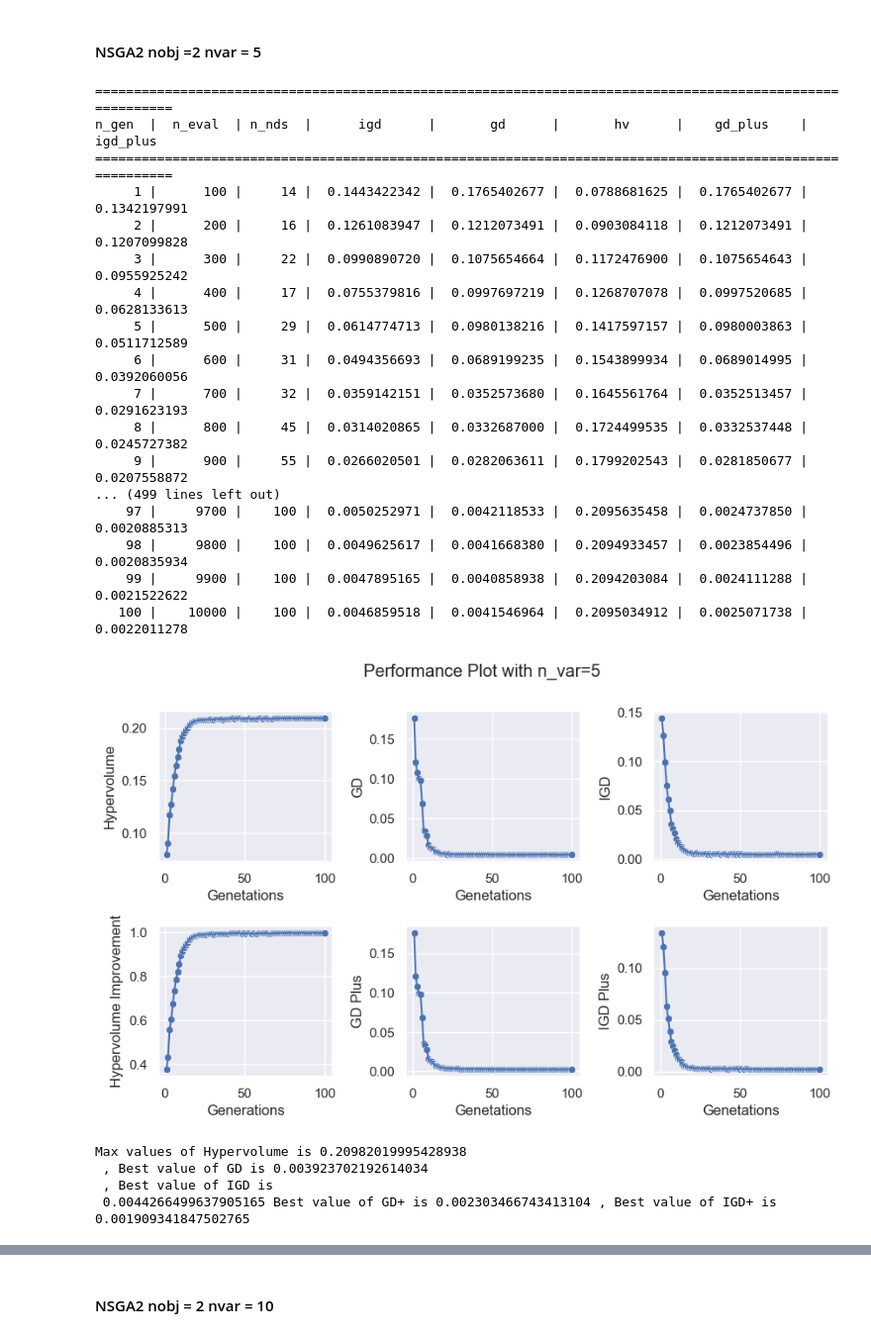
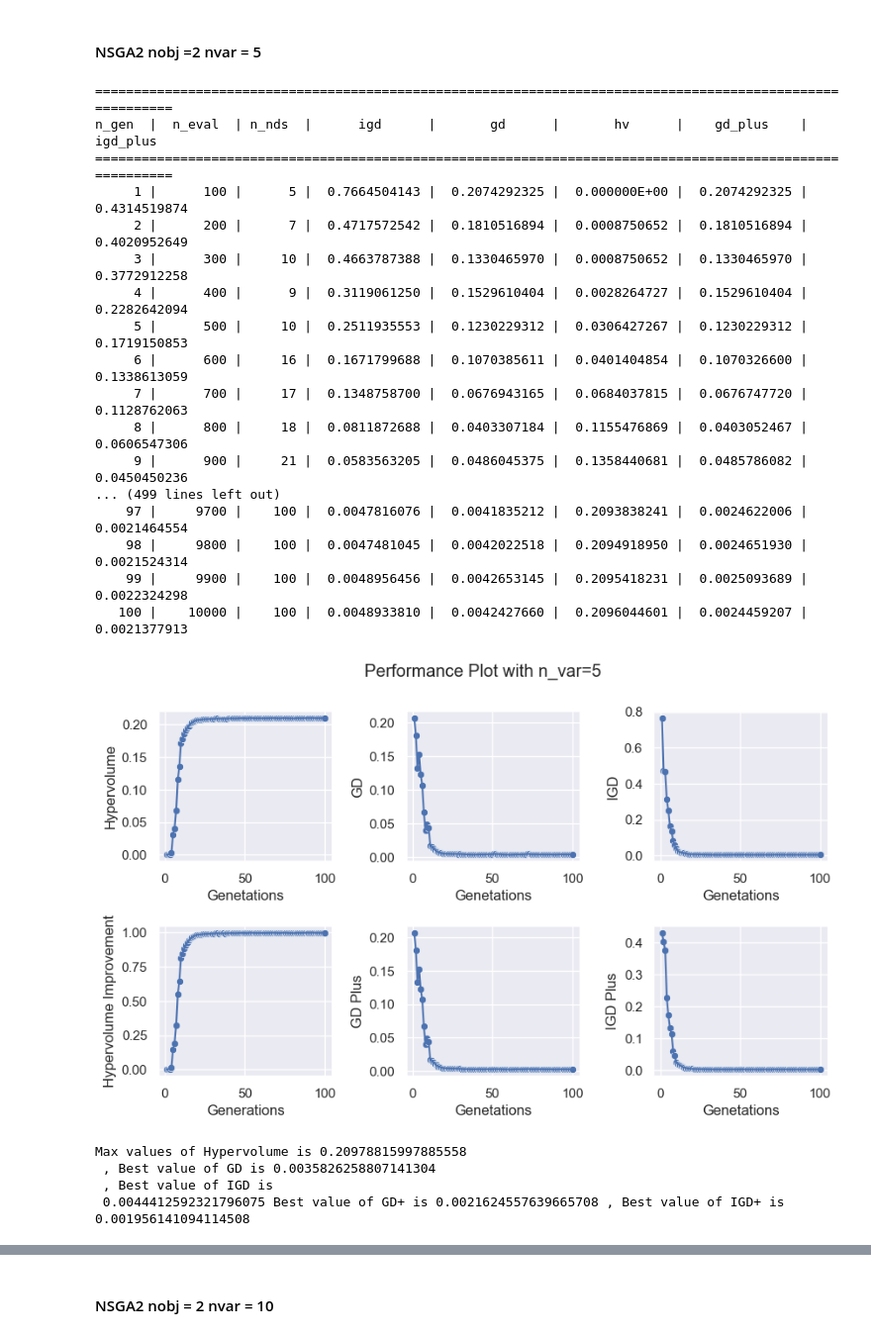
Before and after one commit to arjun8009/Python-Exeter, a Jupyter notebook: Multi Objective Optimization/COMM-510 CA-1 copy.ipynb, the cells around one changed output, grey strips where cells are left out. Shown at 99% size. Cells and saved outputs as stored; diff of their text form; code cells hidden in the pictures.

```diff
--- a/Multi Objective Optimization/COMM-510 CA-1 copy.ipynb
+++ b/Multi Objective Optimization/COMM-510 CA-1 copy.ipynb
@@ -321,7 +321,7 @@ Text(0, 0.5, 'Objective 2')
 #### SPEA2 nobj = 2 , nvar = 5
 # %%
 model_list = []
-problem = DTLZ2(n_obj=2,n_var = 5)
+problem = DTLZ4(n_obj=2,n_var = 5)
 algorithm = SPEA2(pop_size=100)
 for i in range(5):
     model_list.append(minimize(problem,
@@ -406,7 +406,7 @@ axes[1,2].set(xlabel='Genetations',ylabel='IGD Plus')
 plt.show()
 print('Max values of Hypervolume is {0} \n , Best value of GD is {1} \n , Best value of IGD is \n {2} Best value of GD+ is {3} , Best value of IGD+ is {4}'.format(max(data_avg_hyp_improvement),min(data_avg_gd_improvement),min(data_avg_igd_improvement),min(data_avg_gdplus_improvement),min(data_avg_igdplus_improvement)))
 
-problem = DTLZ2(n_obj=2)
+problem = DTLZ4(n_obj=2)
 original_pareto_front = problem.pareto_front()
 original_objective_1 = [i[0] for i in original_pareto_front]
 original_objective_2 = [i[1] for i in original_pareto_front]
@@ -447,12 +447,12 @@ Max values of Hypervolume is 0.20943259632158884
 #### SPEA2 nobj = 2 , nvar = 10
 # %%
 model_list = []
-problem = DTLZ2(n_obj=2,n_var =10)
-algorithm = SPEA2(pop_size=100)
+problem = DTLZ4(n_obj=2,n_var =10)
+algorithm = SPEA2(pop_size=200)
 for i in range(5):
     model_list.append(minimize(problem,
                 algorithm,
-                ('n_gen', 100),
+                ('n_gen', 200),
                 save_history = True,
                 verbose=True))
 data_hv_per_gen = []
@@ -531,7 +531,7 @@ axes[1,2].set(xlabel='Genetations',ylabel='IGD Plus')
 
 plt.show()
 print('Max values of Hypervolume is {0} \n , Best value of GD is {1} \n , Best value of IGD is \n {2} Best value of GD+ is {3} , Best value of IGD+ is {4}'.format(max(data_avg_hyp_improvement),min(data_avg_gd_improvement),min(data_avg_igd_improvement),min(data_avg_gdplus_improvement),min(data_avg_igdplus_improvement)))
-problem = DTLZ2(n_obj=2)
+problem = DTLZ4(n_obj=2)
 original_pareto_front = problem.pareto_front()
 original_objective_1 = [i[0] for i in original_pareto_front]
 original_objective_2 = [i[1] for i in original_pareto_front]
@@ -572,10 +572,10 @@ Max values of Hypervolume is 0.20890815210566097
 #### NSGA2 nobj = 2 nvar = 2
 # %%
 from pymoo.algorithms.moo.nsga2 import NSGA2
-from pymoo.problems.many import DTLZ2
+from pymoo.problems.many import DTLZ4
 from pymoo.optimize import minimize
 model_list_nsga2 = []
-problem = DTLZ2(n_obj=2,n_var=2)
+problem = DTLZ4(n_obj=2,n_var=2)
 algorithm = NSGA2(pop_size=100)
 for i in range(5):
     model_list_nsga2.append(minimize(problem,
@@ -705,10 +705,10 @@ Text(0, 0.5, 'Objective 2')
 #### NSGA2 nobj = 2 nvar = 3
 # %%
 from pymoo.algorithms.moo.nsga2 import NSGA2
-from pymoo.problems.many import DTLZ2
+from pymoo.problems.many import DTLZ4
 from pymoo.optimize import minimize
 model_list_nsga2 = []
-problem = DTLZ2(n_obj=2,n_var=3)
+problem = DTLZ4(n_obj=2,n_var=3)
 algorithm = NSGA2(pop_size=100)
 for i in range(5):
     model_list_nsga2.append(minimize(problem,
@@ -798,7 +798,7 @@ axes[1,2].set(xlabel='Genetations',ylabel='IGD Plus')
 plt.show()
 print('Max values of Hypervolume is {0} \n , Best value of GD is {1} \n , Best value of IGD is \n {2} Best value of GD+ is {3} , Best value of IGD+ is {4}'.format(max(data_avg_hyp_improvement),min(data_avg_gd_improvement),min(data_avg_igd_improvement),min(data_avg_gdplus_improvement),min(data_avg_igdplus_improvement)))
 
-problem = DTLZ2(n_obj=2)
+problem = DTLZ4(n_obj=2)
 original_pareto_front = problem.pareto_front()
 original_objective_1 = [i[0] for i in original_pareto_front]
 original_objective_2 = [i[1] for i in original_pareto_front]
@@ -839,10 +839,10 @@ Max values of Hypervolume is 0.20995946548301828
 #### NSGA2 nobj  =2 nvar = 5
 # %%
 from pymoo.algorithms.moo.nsga2 import NSGA2
-from pymoo.problems.many import DTLZ2
+from pymoo.problems.many import DTLZ4
 from pymoo.optimize import minimize
 model_list_nsga2 = []
-problem = DTLZ2(n_obj=2,n_var=5)
+problem = DTLZ4(n_obj=2,n_var=5)
 algorithm = NSGA2(pop_size=100)
 for i in range(5):
     model_list_nsga2.append(minimize(problem,
@@ -922,49 +922,49 @@ fig.subplots_adjust(hspace=0.425, wspace=0.425)
 sns.scatterplot(x=list(range(1,101)),y=data_avg_gdplus_improvement,ax=axes[1,1])
 sns.lineplot(x=list(range(1,101)),y=data_avg_gdplus_improvement,ax=axes[1,1])
 axes[1,1].set(xlabel='Genetations',ylabel='GD Plus')
 
 sns.scatterplot(x=list(range(1,101)),y=data_avg_igdplus_improvement,ax=axes[1,2])
 sns.lineplot(x=list(range(1,101)),y=data_avg_igdplus_improvement,ax=axes[1,2])
 axes[1,2].set(xlabel='Genetations',ylabel='IGD Plus')
 
 
 
 plt.show()
 print('Max values of Hypervolume is {0} \n , Best value of GD is {1} \n , Best value of IGD is \n {2} Best value of GD+ is {3} , Best value of IGD+ is {4}'.format(max(data_avg_hyp_improvement),min(data_avg_gd_improvement),min(data_avg_igd_improvement),min(data_avg_gdplus_improvement),min(data_avg_igdplus_improvement)))
 
-problem = DTLZ2(n_obj=2)
+problem = DTLZ4(n_obj=2)
 original_pareto_front = problem.pareto_front()
 original_objective_1 = [i[0] for i in original_pareto_front]
 original_objective_2 = [i[1] for i in original_pareto_front]
 optimized_result = model_list_nsga2[0]
 optimized_objectives  = optimized_result.F
 optimized_objective_1 = [i[0] for i in optimized_objectives]
 optimized_objective_2 = [i[1] for i in optimized_objectives]
 sns.lineplot(x=original_objective_1,y=original_objective_2)
 sns.lineplot(x=optimized_objective_1,y=optimized_objective_2)
 plt.xlabel("Objective 1")
 plt.ylabel("Objective 2")
 plt.show()
 # %% [output]
 ==========================================================================================================
 n_gen  |  n_eval  | n_nds  |      igd      |       gd      |       hv      |    gd_plus    |    igd_plus
 ==========================================================================================================
-     1 |      100 |     14 |  0.1443422342 |  0.1765402677 |  0.0788681625 |  0.1765402677 |  0.1342197991
-     2 |      200 |     16 |  0.1261083947 |  0.1212073491 |  0.0903084118 |  0.1212073491 |  0.1207099828
-     3 |      300 |     22 |  0.0990890720 |  0.1075654664 |  0.1172476900 |  0.1075654643 |  0.0955925242
-     4 |      400 |     17 |  0.0755379816 |  0.0997697219 |  0.1268707078 |  0.0997520685 |  0.0628133613
-     5 |      500 |     29 |  0.0614774713 |  0.0980138216 |  0.1417597157 |  0.0980003863 |  0.0511712589
-     6 |      600 |     31 |  0.0494356693 |  0.0689199235 |  0.1543899934 |  0.0689014995 |  0.0392060056
-     7 |      700 |     32 |  0.0359142151 |  0.0352573680 |  0.1645561764 |  0.0352513457 |  0.0291623193
-     8 |      800 |     45 |  0.0314020865 |  0.0332687000 |  0.1724499535 |  0.0332537448 |  0.0245727382
-     9 |      900 |     55 |  0.0266020501 |  0.0282063611 |  0.1799202543 |  0.0281850677 |  0.0207558872
+     1 |      100 |      5 |  0.7664504143 |  0.2074292325 |  0.000000E+00 |  0.2074292325 |  0.4314519874
+     2 |      200 |      7 |  0.4717572542 |  0.1810516894 |  0.0008750652 |  0.1810516894 |  0.4020952649
+     3 |      300 |     10 |  0.4663787388 |  0.1330465970 |  0.0008750652 |  0.1330465970 |  0.3772912258
+     4 |      400 |      9 |  0.3119061250 |  0.1529610404 |  0.0028264727 |  0.1529610404 |  0.2282642094
+     5 |      500 |     10 |  0.2511935553 |  0.1230229312 |  0.0306427267 |  0.1230229312 |  0.1719150853
+     6 |      600 |     16 |  0.1671799688 |  0.1070385611 |  0.0401404854 |  0.1070326600 |  0.1338613059
+     7 |      700 |     17 |  0.1348758700 |  0.0676943165 |  0.0684037815 |  0.0676747720 |  0.1128762063
+     8 |      800 |     18 |  0.0811872688 |  0.0403307184 |  0.1155476869 |  0.0403052467 |  0.0606547306
+     9 |      900 |     21 |  0.0583563205 |  0.0486045375 |  0.1358440681 |  0.0485786082 |  0.0450450236
 ... (499 lines left out)
-    97 |     9700 |    100 |  0.0050252971 |  0.0042118533 |  0.2095635458 |  0.0024737850 |  0.0020885313
-    98 |     9800 |    100 |  0.0049625617 |  0.0041668380 |  0.2094933457 |  0.0023854496 |  0.0020835934
-    99 |     9900 |    100 |  0.0047895165 |  0.0040858938 |  0.2094203084 |  0.0024111288 |  0.0021522622
-   100 |    10000 |    100 |  0.0046859518 |  0.0041546964 |  0.2095034912 |  0.0025071738 |  0.0022011278
+    97 |     9700 |    100 |  0.0047816076 |  0.0041835212 |  0.2093838241 |  0.0024622006 |  0.0021464554
+    98 |     9800 |    100 |  0.0047481045 |  0.0042022518 |  0.2094918950 |  0.0024651930 |  0.0021524314
+    99 |     9900 |    100 |  0.0048956456 |  0.0042653145 |  0.2095418231 |  0.0025093689 |  0.0022324298
+   100 |    10000 |    100 |  0.0048933810 |  0.0042427660 |  0.2096044601 |  0.0024459207 |  0.0021377913
-[figure, old version]
+[figure, new version]
-Max values of Hypervolume is 0.20982019995428938
- , Best value of GD is 0.003923702192614034
+Max values of Hypervolume is 0.20978815997885558
+ , Best value of GD is 0.0035826258807141304
  , Best value of IGD is
- 0.0044266499637905165 Best value of GD+ is 0.002303466743413104 , Best value of IGD+ is 0.001909341847502765
+ 0.0044412592321796075 Best value of GD+ is 0.0021624557639665708 , Best value of IGD+ is 0.001956141094114508
```
Also changed, not shown: parts of 28 cells of this notebook.
